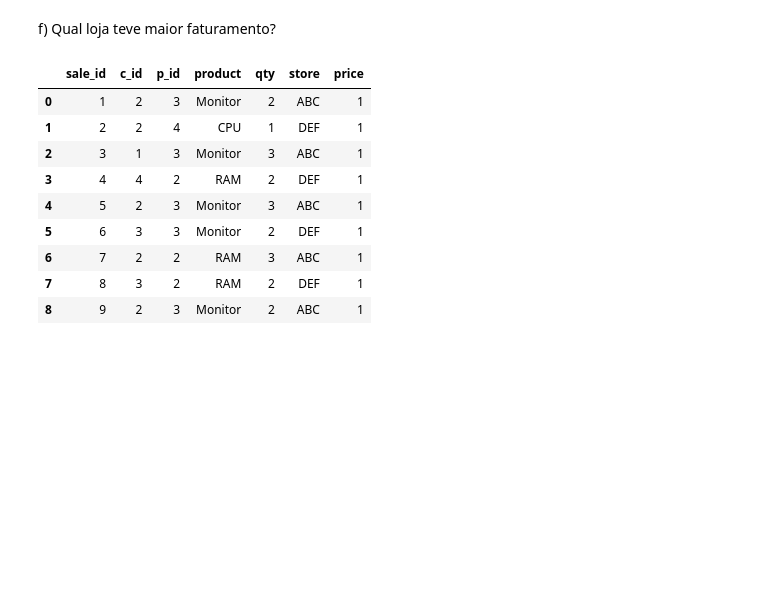
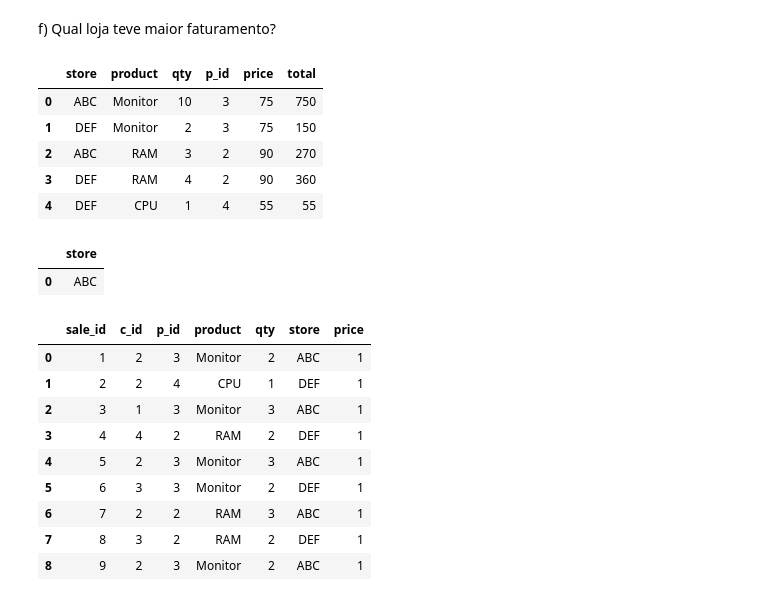
Before and after one commit to patriciacatandi/Lets_Code_Alunos, a Jupyter notebook: 02_Ferramentas_Programação/03_Pandas/Aula_4_-_Groupby_Merge.ipynb, the cells around one changed output. Saved outputs shown, nothing was run; the diff lists cells and outputs as text; code cells hidden in the pictures; blank space fills up the shorter version.

```diff
--- a/02_Ferramentas_Programação/03_Pandas/Aula_4_-_Groupby_Merge.ipynb
+++ b/02_Ferramentas_Programação/03_Pandas/Aula_4_-_Groupby_Merge.ipynb
@@ -1250,6 +1322,29 @@ vendas_loja
 | 4 | DEF | RAM | 4 |
 # %% [markdown]
 f) Qual loja teve maior faturamento?
+# %%
+maior_fat = vendas_loja.merge(products, how="inner", on=["product"])
+# %%
+maior_fat["total"] = maior_fat["qty"] * maior_fat["price"]
+maior_fat
+# %% [output]
+|  | store | product | qty | p_id | price | total |
+| 0 | ABC | Monitor | 10 | 3 | 75 | 750 |
+| 1 | DEF | Monitor | 2 | 3 | 75 | 150 |
+| 2 | ABC | RAM | 3 | 2 | 90 | 270 |
+| 3 | DEF | RAM | 4 | 2 | 90 | 360 |
+| 4 | DEF | CPU | 1 | 4 | 55 | 55 |
+# %%
+maior_fat = vendas_loja.merge(products, how="inner", on=["product"])
+maior_fat["total"] = maior_fat["qty"] * maior_fat["price"]
+
+loja_maisvendeu = maior_fat.groupby("store")[["total"]].sum()
+loja_maisvendeu.reset_index(inplace=True)
+maximo = loja_maisvendeu["total"].max()
+loja_maisvendeu[loja_maisvendeu["total"] == maximo][["store"]]
+# %% [output]
+|  | store |
+| 0 | ABC |
 # %%
 sales["price"] = 1
 for i in sales["product"]:
```
Also changed, not shown: parts of 10 cells of this notebook, 1 other file.
